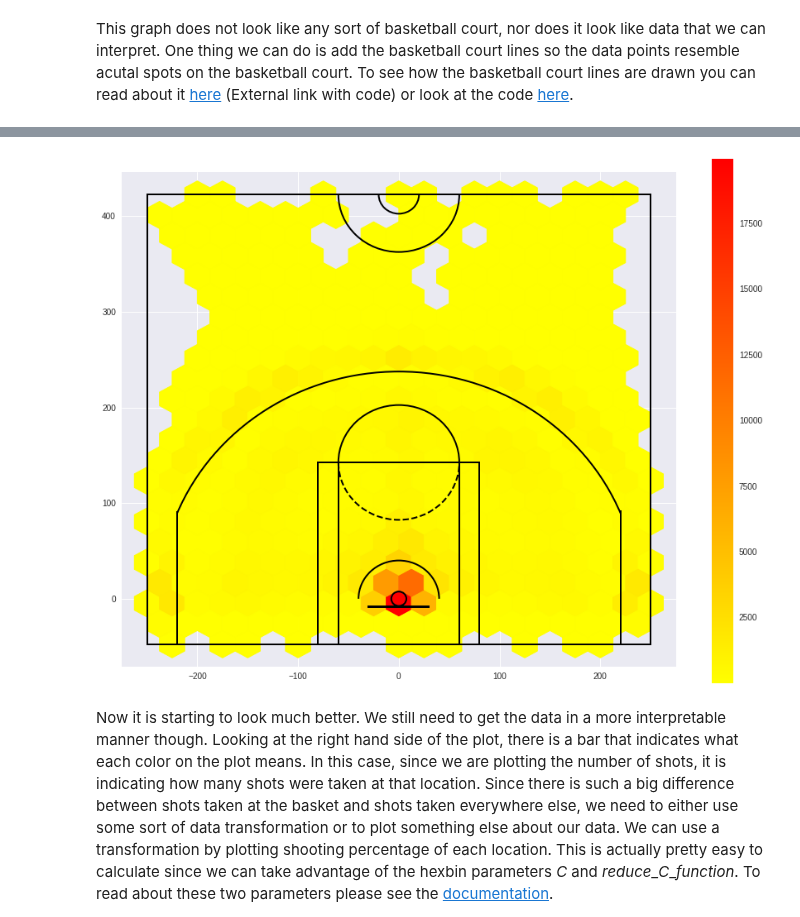
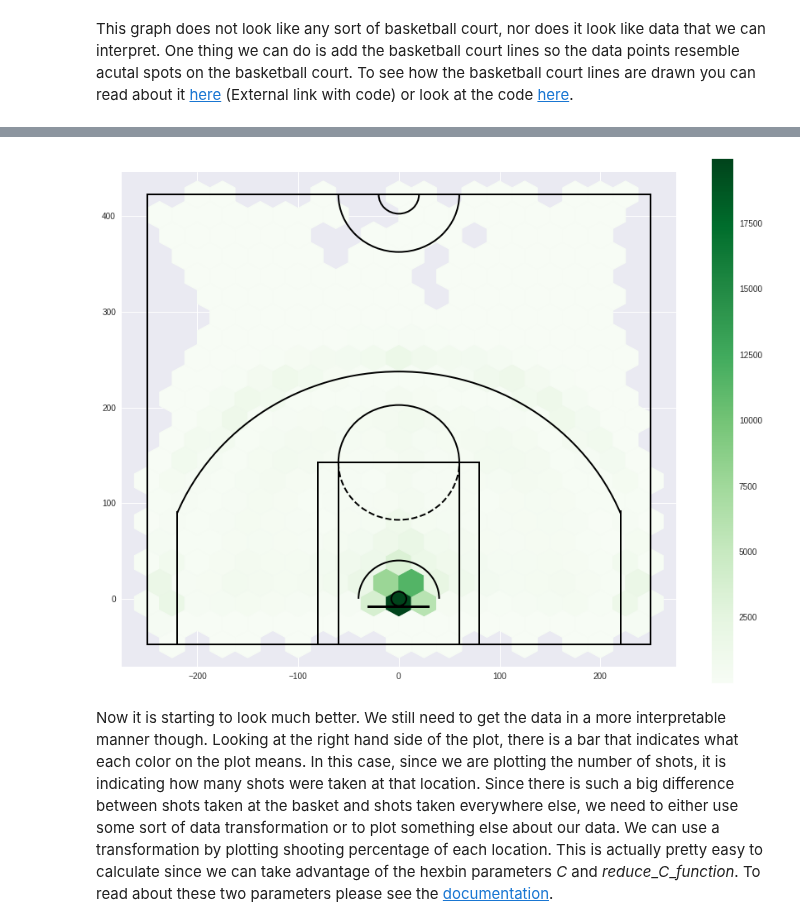
Before and after one commit to jasunbourne/jasunbourne.github.io, a Jupyter notebook: final_tutorial_nb.ipynb, the cells around one changed output, grey strips where cells are left out. Saved outputs shown, nothing was run; the diff lists cells and outputs as text; code cells hidden in the pictures.

```diff
--- a/final_tutorial_nb.ipynb
+++ b/final_tutorial_nb.ipynb
@@ -325,19 +378,19 @@ Now we have a yellow basketball court with some red and orange hexagons near the
 # %%
 #bounds for x and y axes
 xbnds = np.array([-250,250])
 ybnds = np.array([-47.5, 422.5])
 
 #parameter for hexbin
 extent = [xbnds[0],xbnds[1],ybnds[0],ybnds[1]]
 
 fig=plt.figure(figsize=(12,11))
 draw_court(outer_lines=True)
-image = plt.hexbin(x,y,cmap=plt.cm.autumn_r,gridsize=20,extent=extent,mincnt=1)
+image = plt.hexbin(x,y,cmap=plt.cm.Greens,gridsize=20,extent=extent,mincnt=1)
 cbaxes = fig.add_axes([.95, 0.1, 0.03, 0.8])
 cb = plt.colorbar(image, cax = cbaxes)
 plt.show()
 # %% [output]
-[figure, old version]
+[figure, new version]
 # %% [markdown]
 Now it is starting to look much better. We still need to get the data in a more interpretable manner though. Looking at the right hand side of the plot, there is a bar that indicates what each color on the plot means. In this case, since we are plotting the number of shots, it is indicating how many shots were taken at that location. Since there is such a big difference between shots taken at the basket and shots taken everywhere else, we need to either use some sort of data transformation or to plot something else about our data. We can use a transformation by plotting shooting percentage of each location. This is actually pretty easy to calculate since we can take advantage of the hexbin parameters _C_ and _reduce_\__C_\__function_. To read about these two parameters please see the [documentation](https://matplotlib.org/devdocs/api/_as_gen/matplotlib.axes.Axes.hexbin.html).
 
```
Also changed, not shown: parts of 38 cells of this notebook, 2 other files.
